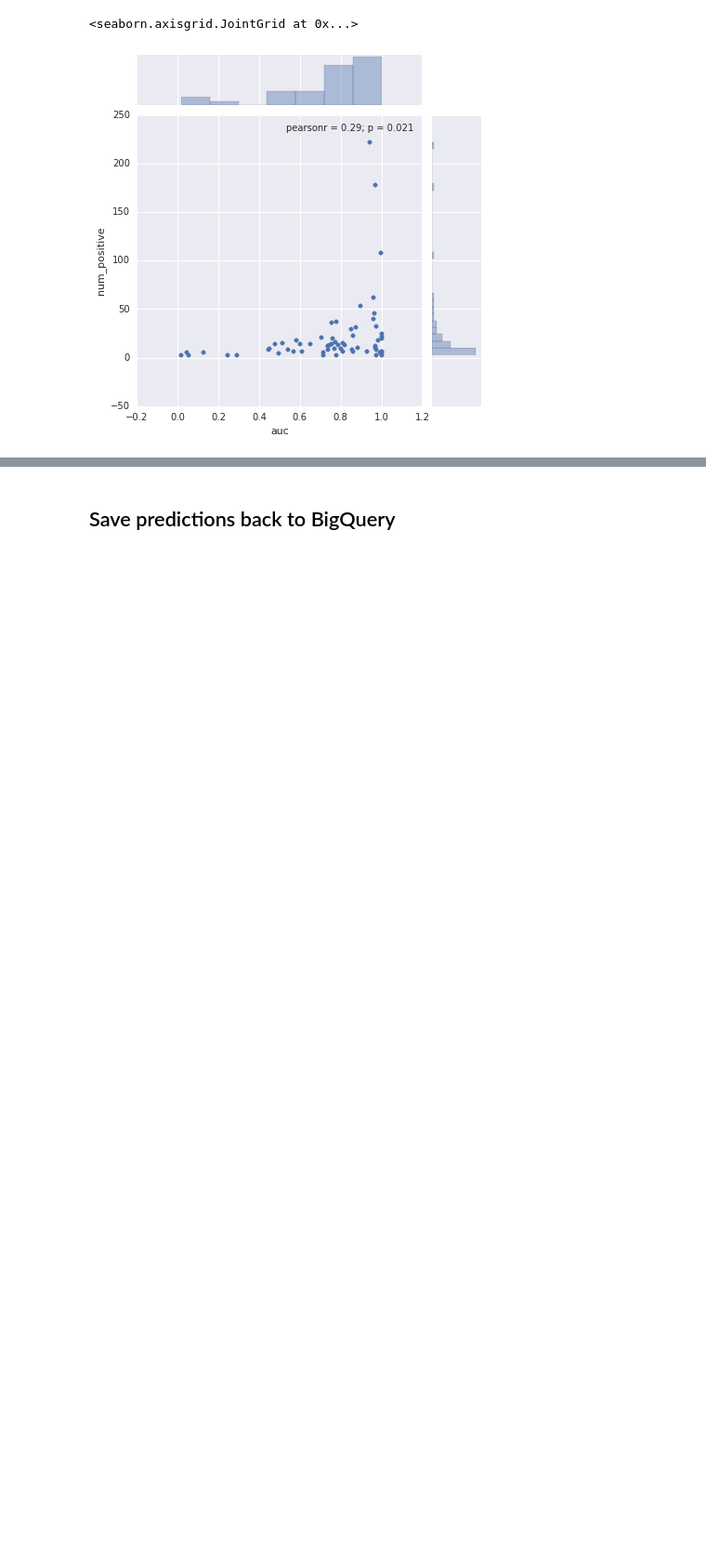
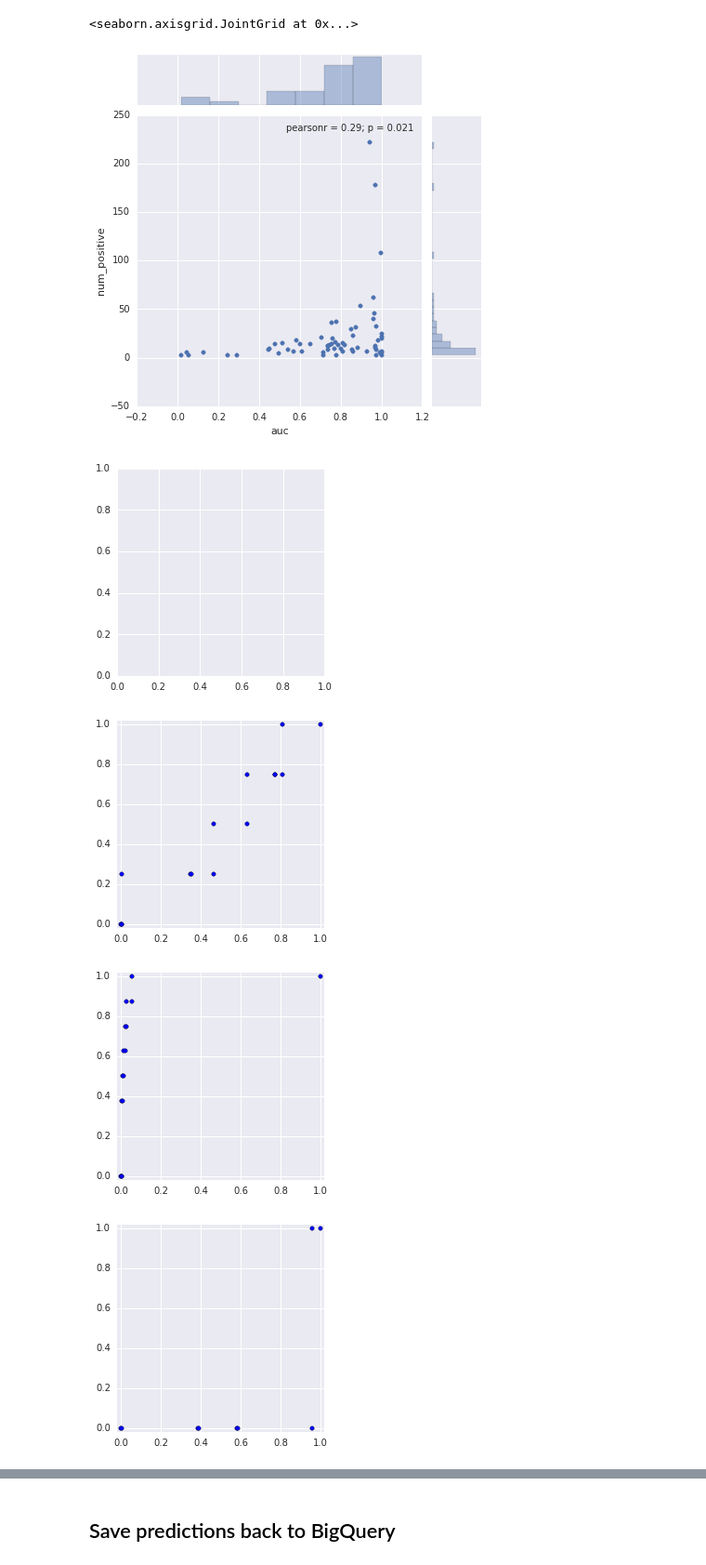
Before and after one commit to mthmn20/jupyterhub_bq, a Jupyter notebook: notebooks/recommendations/email_recs.ipynb, the cells around one changed output, grey strips where cells are left out. Shown at 93% size. Cells and saved outputs as stored; diff of their text form; code cells hidden in the pictures; blank space fills up the shorter version.

```diff
--- a/notebooks/recommendations/email_recs.ipynb
+++ b/notebooks/recommendations/email_recs.ipynb
@@ -282,6 +282,12 @@ sns.jointplot("auc", "num_positive", summary_df)
 # %%
 f, ax = plt.subplots(figsize=[4,4])
 for i, row in summary_df[:10].iterrows():
+    f, ax = plt.subplots(figsize=[4,4])
     plt.scatter(row["fpr"], row["tpr"])
-plt.ylim([-.02,1.02])
-plt.xlim([-.02,1.02])
+    plt.ylim([-.02,1.02])
+    plt.xlim([-.02,1.02])
+# %% [output]
+[figure, added]
+[figure, added]
+[figure, added]
+[figure, added]
```
Also changed, not shown: parts of 1 cell of this notebook.
